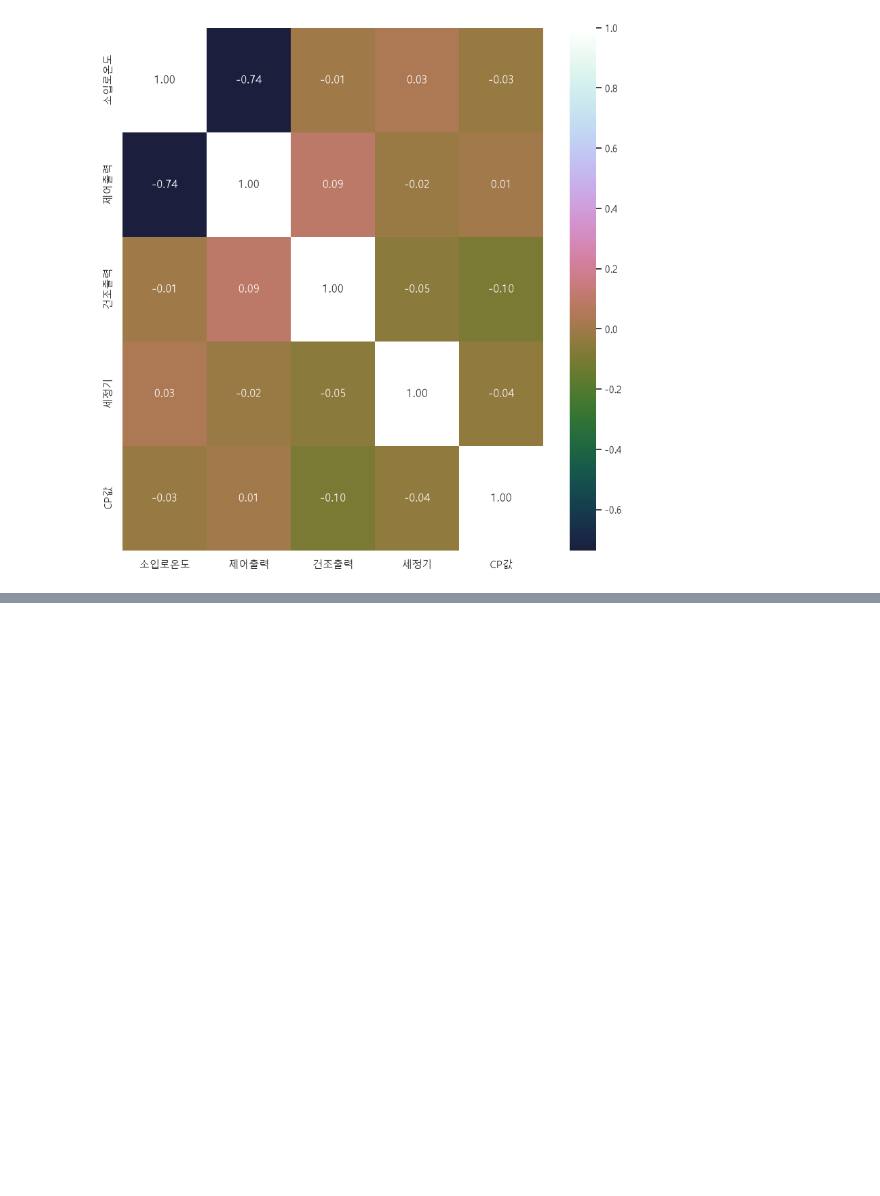
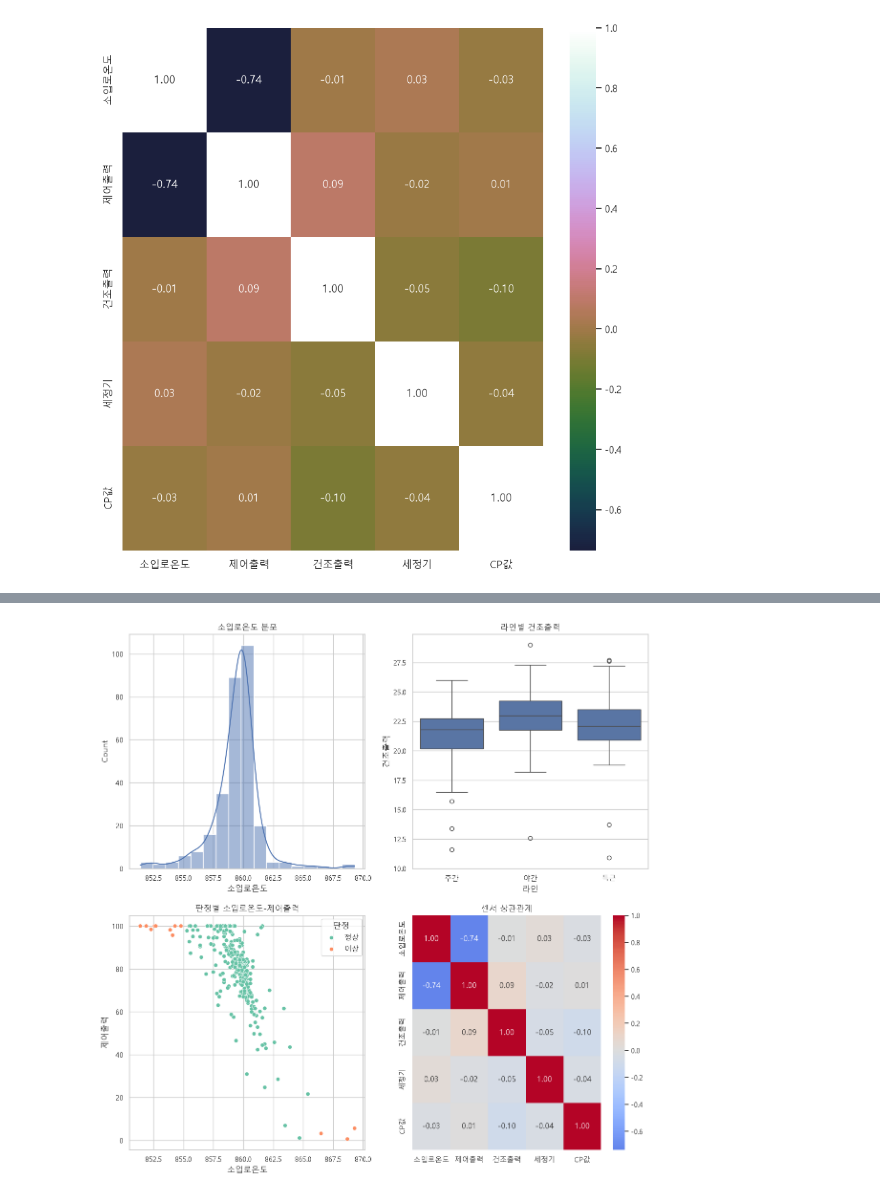
Before and after one commit to show4336-collab/KNA-DataAnalysis-1st, a Jupyter notebook: matplotlib_01.ipynb, the cells around one changed output, grey strips where cells are left out. Cells and saved outputs as stored; diff of their text form; code cells hidden in the pictures; blank space fills up the shorter version.

```diff
--- a/matplotlib_01.ipynb
+++ b/matplotlib_01.ipynb
@@ -361,0 +410,25 @@ plt.show()
+# %%
+# 실습 6. 시각화 리포트 통합 저장
+fig, axs = plt.subplots(2, 2, figsize=(14, 14))
+
+axs[0, 0].set_title('소입로온도 분포')
+sns.histplot(data=df, x='소입로온도', ax=axs[0, 0], bins=17, kde=True)
+axs[0, 0].set_title('소입로온도 분포')
+
+axs[0, 1].set_title('라인별 건조출력')
+sns.boxplot(data=df, x='라인', y='건조출력', ax=axs[0, 1])
+axs[0, 1].set_title('라인별 건조출력')
+
+axs[1, 0].set_title('판정별 소입로온도-제어출력')
+sns.scatterplot(data=df, x='소입로온도', y='제어출력', hue='판정', palette='Set2', ax=axs[1, 0])
+axs[1, 0].set_title('판정별 소입로온도-제어출력')
+
+axs[1, 1].set_title('센서 상관관계')
+corr = df.corr(numeric_only=True)
+sns.heatmap(data=corr, annot=True, fmt='.2f', ax=axs[1, 1], cmap='coolwarm', center=0)
+axs[1, 1].set_title('센서 상관관계')
+
+plt.tight_layout
+plt.show()
+# %% [output]
+[figure, added]
```
Also changed, not shown: parts of 9 cells of this notebook.
